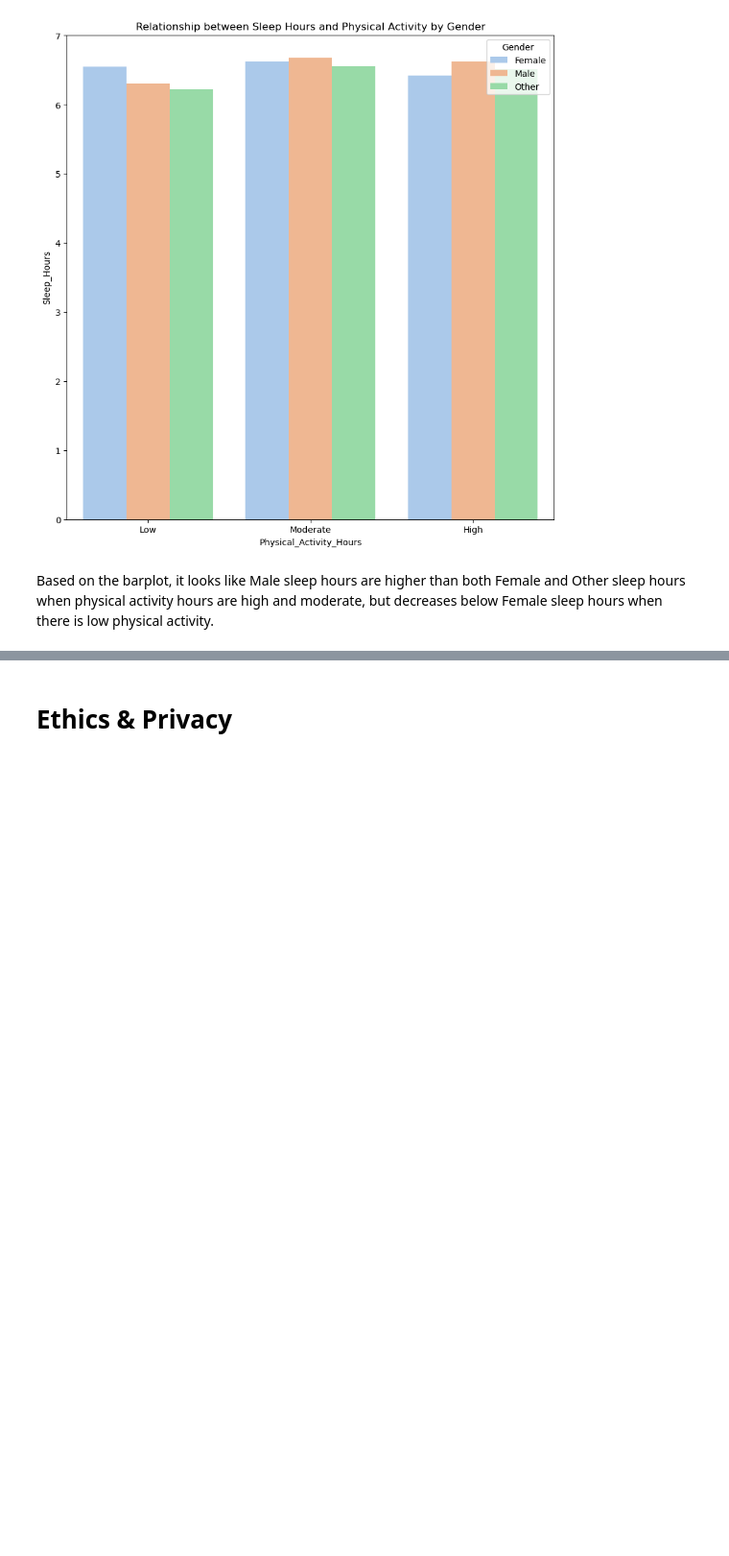
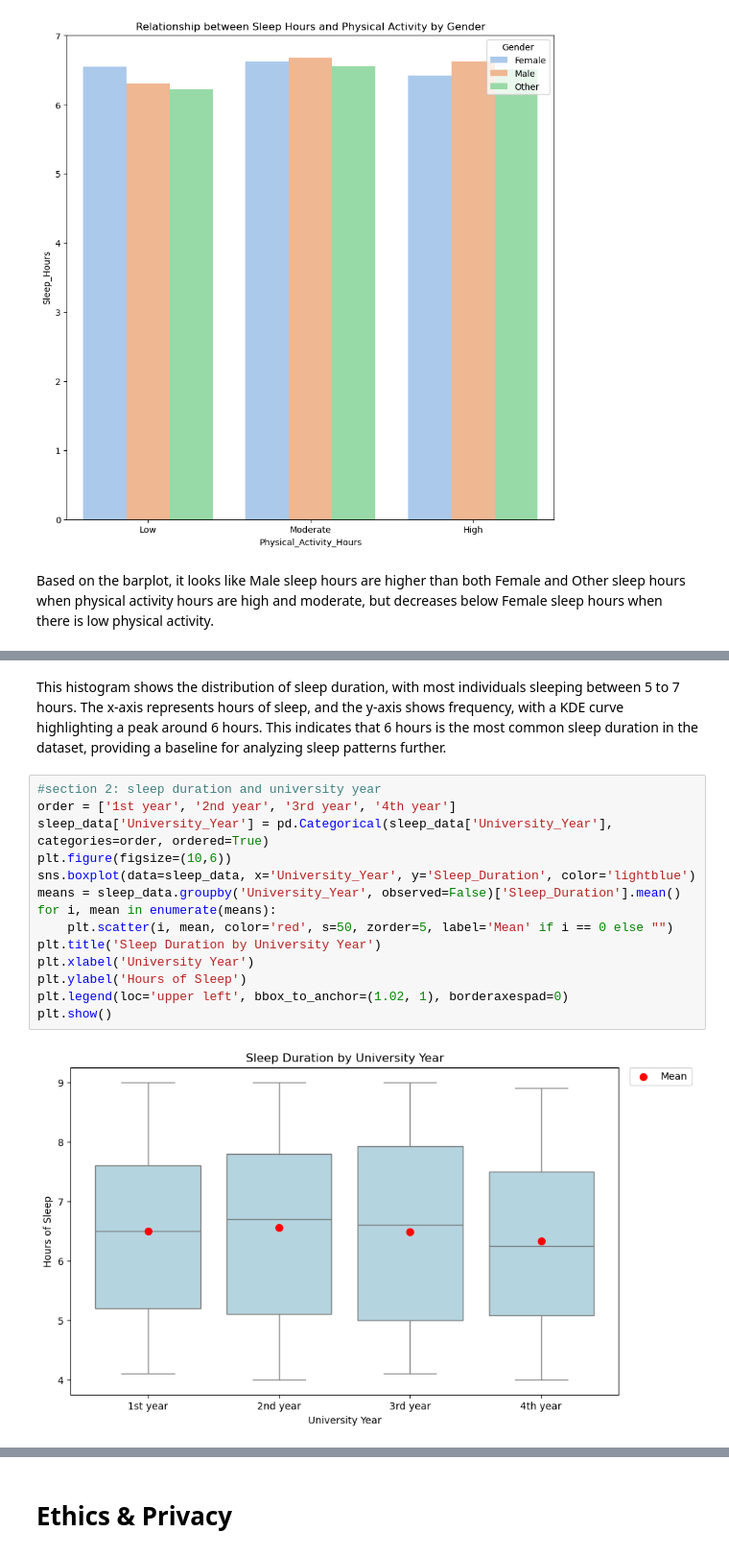
Before and after one commit to keshuvv/Data-Driven-Analysis-of-College-Students-Sleep-Pattern, a Jupyter notebook: EDACheckpoint_Group116-FA24.ipynb, the cells around one changed output, grey strips where cells are left out. Shown at 96% size. Saved outputs shown, nothing was run; the diff lists cells and outputs as text; blank space fills up the shorter version.

```diff
--- a/EDACheckpoint_Group116-FA24.ipynb
+++ b/EDACheckpoint_Group116-FA24.ipynb
@@ -594,0 +542,18 @@ Based on the barplot, it looks like Male sleep hours are higher than both Female
+# %% [markdown]
+This histogram shows the distribution of sleep duration, with most individuals sleeping between 5 to 7 hours. The x-axis represents hours of sleep, and the y-axis shows frequency, with a KDE curve highlighting a peak around 6 hours. This indicates that 6 hours is the most common sleep duration in the dataset, providing a baseline for analyzing sleep patterns further.
+# %%
+#section 2: sleep duration and university year
+order = ['1st year', '2nd year', '3rd year', '4th year']
+sleep_data['University_Year'] = pd.Categorical(sleep_data['University_Year'], categories=order, ordered=True)
+plt.figure(figsize=(10,6))
+sns.boxplot(data=sleep_data, x='University_Year', y='Sleep_Duration', color='lightblue')
+means = sleep_data.groupby('University_Year', observed=False)['Sleep_Duration'].mean()
+for i, mean in enumerate(means):
+    plt.scatter(i, mean, color='red', s=50, zorder=5, label='Mean' if i == 0 else "")
+plt.title('Sleep Duration by University Year')
+plt.xlabel('University Year')
+plt.ylabel('Hours of Sleep')
+plt.legend(loc='upper left', bbox_to_anchor=(1.02, 1), borderaxespad=0)
+plt.show()
+# %% [output]
+[figure, added]
```
Also changed, not shown: parts of 31 cells of this notebook, 1 other file.
